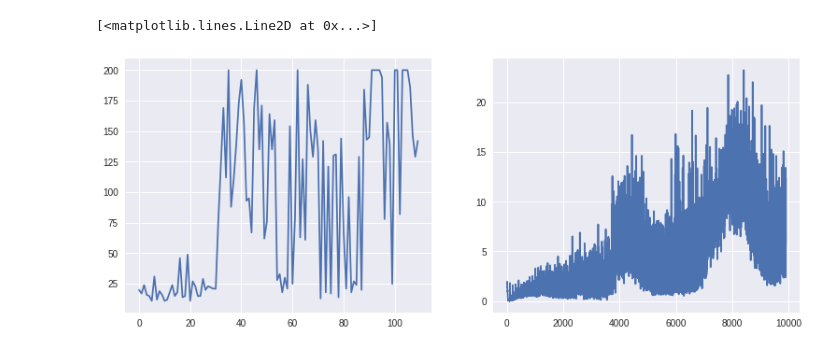
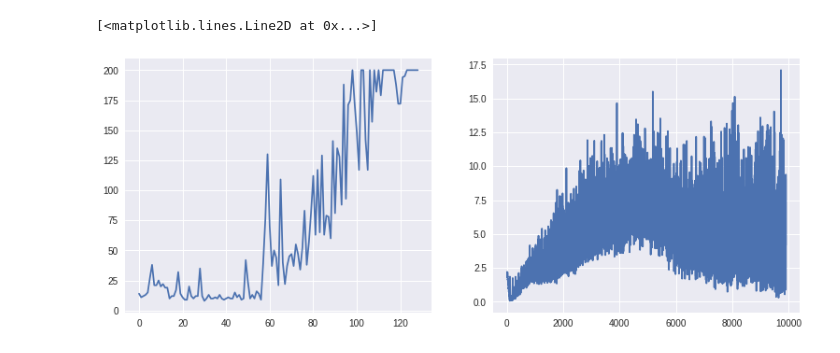
Before and after one commit to htdt/cartpole-solved, a Jupyter notebook: iqn.ipynb, the cells around one changed output. Cells and saved outputs as stored; diff of their text form; code cells hidden in the pictures.

```diff
--- a/iqn.ipynb
+++ b/iqn.ipynb
@@ -57,7 +54,7 @@ class DQN(nn.Module):
 # %%
 class Agent:
   output_dim = 2
-  lr = 2e-3
+  lr = 1e-3
   batch_size = 32
   gamma = 0.99
 
@@ -94,12 +91,12 @@ class Agent:
       gamma_with_terminal = (self.gamma * (1 - terminal)).repeat(self.num_tp)
 
       # for action selection for the next states
-      action_q, _ = self.target_net(next_state, self.num_q)
+      action_q, _ = self.online_net(next_state, self.num_q) # online_net to get action for next_state
       action_q = action_q.view(self.num_q, self.batch_size, self.output_dim).mean(0)
       actions = action_q.argmax(1) # batch_size
       actions = actions.repeat(self.num_tp)
 
-      target_q, _ = self.target_net(next_state, self.num_tp)
+      target_q, _ = self.target_net(next_state, self.num_tp) # target_net to get Q
       target_q = target_q[range(self.batch_size * self.num_tp), actions]
 
       return reward + gamma_with_terminal * target_q
@@ -145,7 +142,7 @@ class Agent:
   def update_target_net(self):
     self.target_net.load_state_dict(self.online_net.state_dict())
 # %%
-buffer = deque(maxlen=1000)
+buffer = deque(maxlen=5000)
 env = gym.make("CartPole-v0")
 agent = Agent()
 
@@ -153,31 +150,31 @@ rewards, loss = [], []
 episode_reward = 0
 state = env.reset()
 
 for i in trange(10000):
   eps = .01 + .99 * math.exp(-i / 500) # close to .01 at 3500
   action = agent.act_e_greedy(state, eps)
   next_state, reward, done, _ = env.step(action)
   buffer.append((state, action, reward, next_state, done))
 
   state = next_state
   episode_reward += reward
 
   if done:
     state = env.reset()
     rewards.append(episode_reward)
     episode_reward = 0
 
   if i > 100:
     loss.append(agent.train_iter(buffer))
 
   if i > 100 and i % 100 == 0:
     agent.update_target_net()
 
 plt.figure(figsize=(20,5))
 plt.subplot(131)
 plt.plot(rewards)
 plt.subplot(132)
 plt.plot(loss)
 # %% [output]
 [<matplotlib.lines.Line2D at 0x...>]
-[figure, old version]
+[figure, new version]
```
Also changed, not shown: parts of 3 cells of this notebook, 3 other files.
